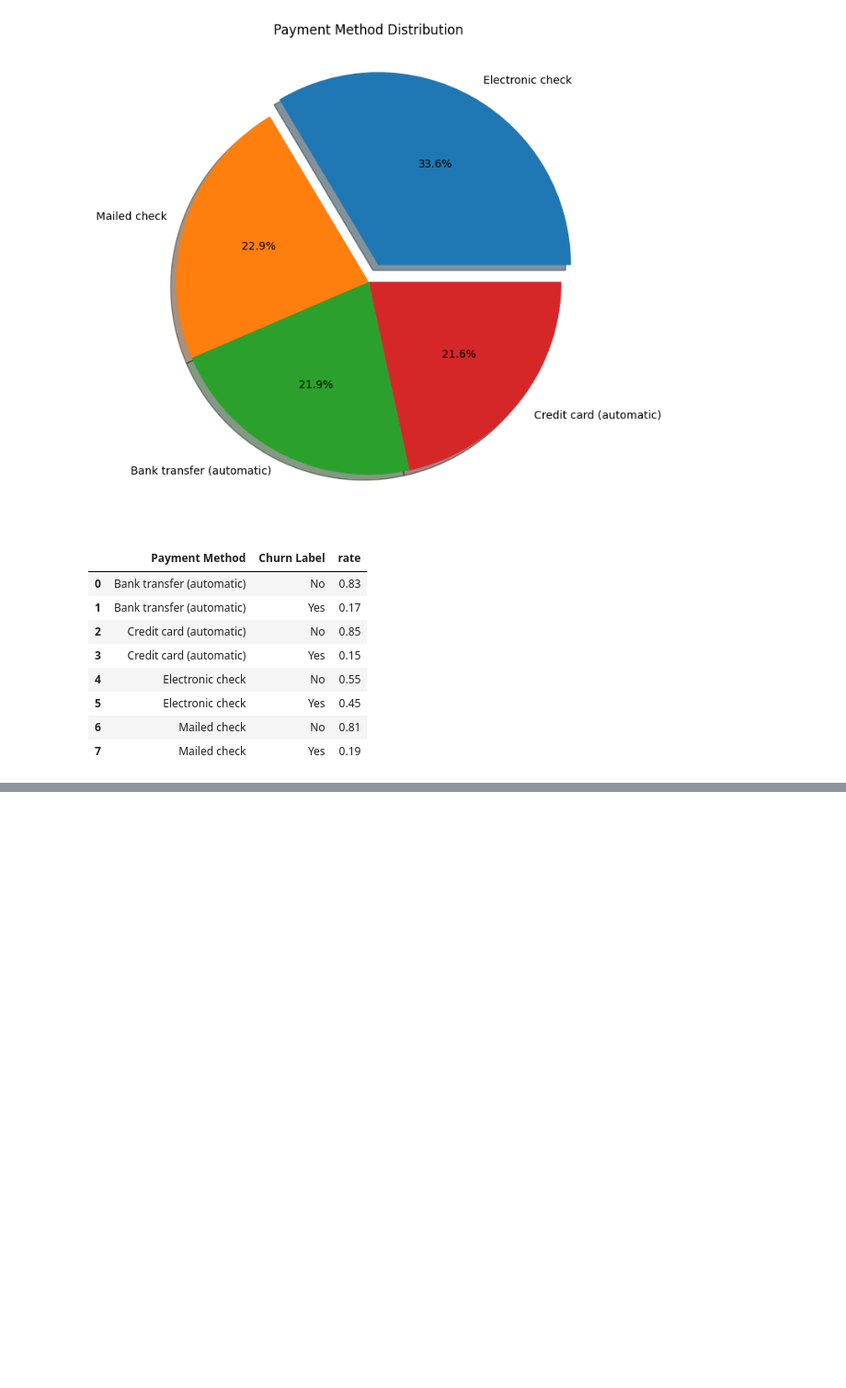
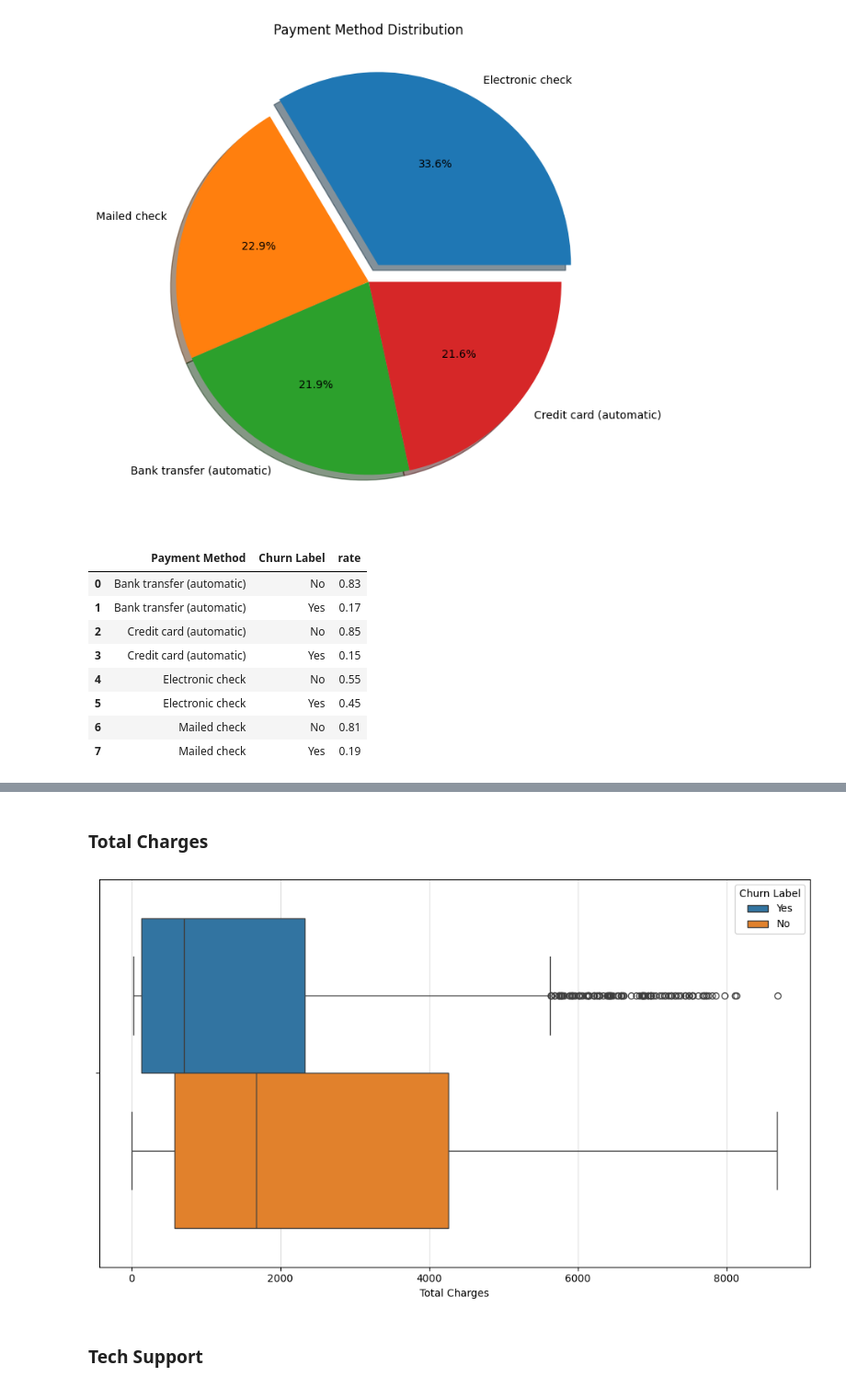
Before and after one commit to ArnabPurkaystha/ai_training, a Jupyter notebook: mini_project/project.ipynb, the cells around one changed output, grey strips where cells are left out. Shown at 92% size. Cells and saved outputs as stored; diff of their text form; code cells hidden in the pictures; blank space fills up the shorter version.

```diff
--- a/mini_project/project.ipynb
+++ b/mini_project/project.ipynb
@@ -408,0 +427,13 @@ plt.show()
+# %% [markdown]
+### Total Charges
+# %%
+plt.figure(figsize=(10, 6))
+sns.boxplot(data=df,x="Total Charges", hue="Churn Label")
+plt.grid(axis="x",alpha=0.4)
+plt.tight_layout()
+plt.show()
+#The median charges of churned customers are lower than the median charges of non-churned customers more than 2 times.
+# %% [output]
+[figure, added]
+# %% [markdown]
+### Tech Support
```
Also changed, not shown: parts of 45 cells of this notebook.
